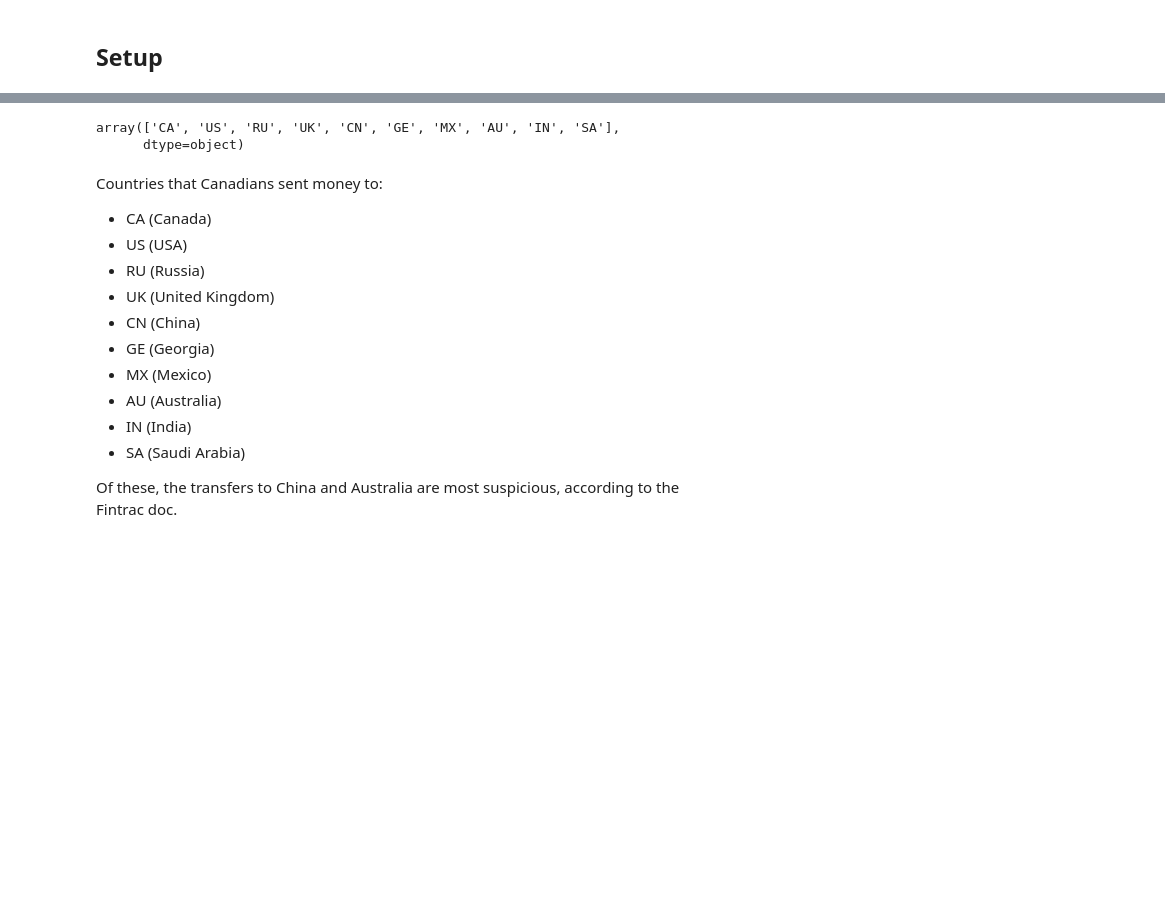
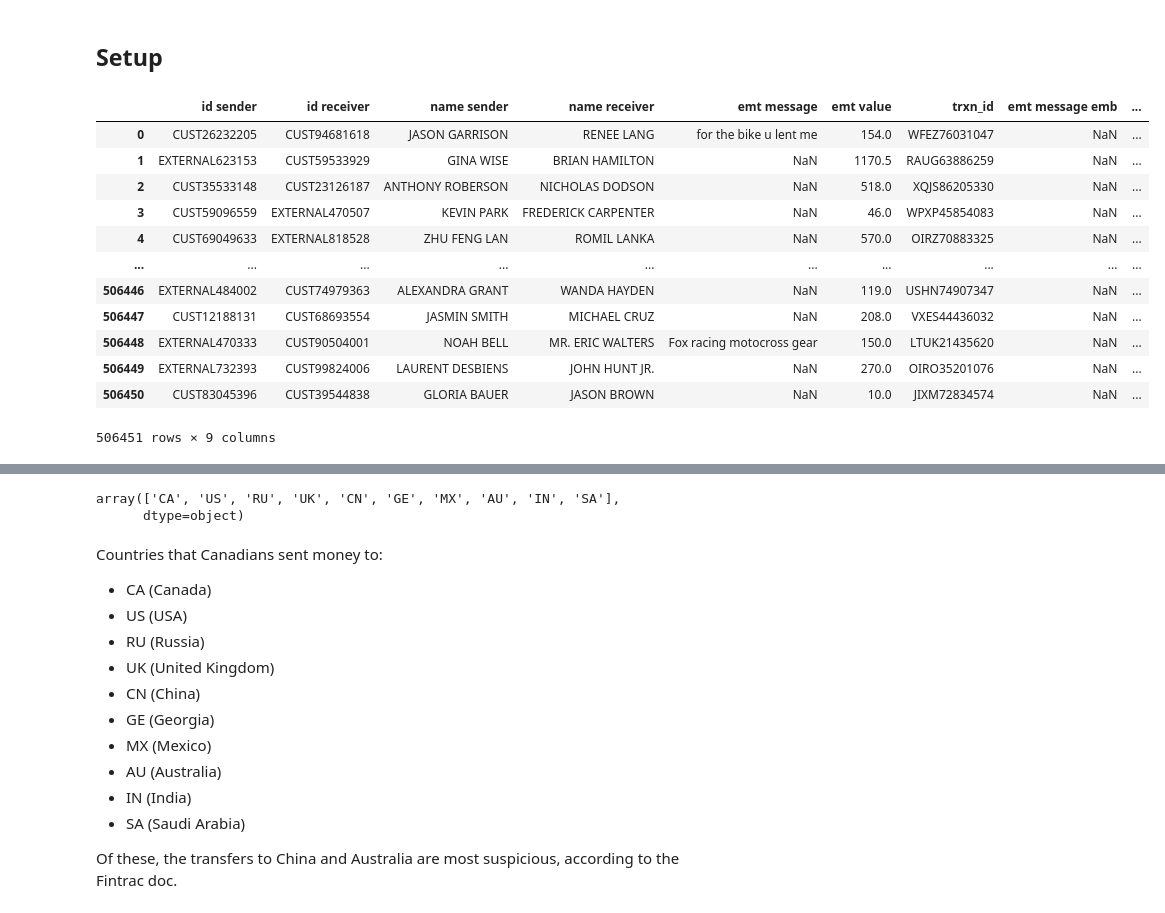
Before and after one commit to jwardbond/2023-imi-bigdata, a Jupyter notebook: eda/maaz_tasktwo.ipynb, the cells around one changed output, grey strips where cells are left out. Cells and saved outputs as stored; diff of their text form; code cells hidden in the pictures; blank space fills up the shorter version.

```diff
--- a/eda/maaz_tasktwo.ipynb
+++ b/eda/maaz_tasktwo.ipynb
@@ -10,4 +11,22 @@ import openai
 # %%
-cash = pd.read_csv("cash_trxns.csv")
-emt = pd.read_csv("emt_trxns.csv")
-wire = pd.read_csv("wire_trxns.csv")
+cash = pd.read_csv("../data/raw/cash.csv")
+emt = pd.read_csv("../data/raw/emt.csv")
+wire = pd.read_csv("../data/raw/wire.csv")
+kyc = pd.read_csv("../data/raw/kyc.csv")
+# %%
+model = SentenceTransformer('sentence-transformers/all-MiniLM-L6-v2')
+# this is how I generated the embeddings
+# don't run this on your own, it takes a while, just load the pickle as below
+'''
+embeddings = model.encode(emt[~(emt['emt message'].isna())]['emt message'].tolist())
+embeddings_dct = {row['trxn_id'] : embeddings[index] for index, row in emt[~(emt['emt message'].isna())].reset_index().iterrows()}
+with open('emt_msg_embds.pkl', 'wb') as f:
+    pickle.dump(embeddings_dct, f)
+'''
+# %%
+with open('emt_msg_embds.pkl', 'rb') as f:
+    emt_msg_embds = pickle.load(f)
+# %%
+animal_embed = model.encode('animal')
+animal_sim = {i : util.cos_sim(animal_embed, emt_msg_embds[i]).item() for i in emt_msg_embds.keys()}
+emt['animalsim'] = emt['trxn_id'].map(animal_sim)
@@ -13,0 +35,16 @@ wire = pd.read_csv("wire_trxns.csv")
+# %%
+emt
+# %% [output]
+|  | id sender | id receiver | name sender | name receiver | emt message | emt value | trxn_id | emt message emb | ... |
+| 0 | CUST26232205 | CUST94681618 | JASON GARRISON | RENEE LANG | for the bike u lent me | 154.0 | WFEZ76031047 | NaN | ... |
+| 1 | EXTERNAL623153 | CUST59533929 | GINA WISE | BRIAN HAMILTON | NaN | 1170.5 | RAUG63886259 | NaN | ... |
+| 2 | CUST35533148 | CUST23126187 | ANTHONY ROBERSON | NICHOLAS DODSON | NaN | 518.0 | XQJS86205330 | NaN | ... |
+| 3 | CUST59096559 | EXTERNAL470507 | KEVIN PARK | FREDERICK CARPENTER | NaN | 46.0 | WPXP45854083 | NaN | ... |
+| 4 | CUST69049633 | EXTERNAL818528 | ZHU FENG LAN | ROMIL LANKA | NaN | 570.0 | OIRZ70883325 | NaN | ... |
+| ... | ... | ... | ... | ... | ... | ... | ... | ... | ... |
+| 506446 | EXTERNAL484002 | CUST74979363 | ALEXANDRA GRANT | WANDA HAYDEN | NaN | 119.0 | USHN74907347 | NaN | ... |
+| 506447 | CUST12188131 | CUST68693554 | JASMIN SMITH | MICHAEL CRUZ | NaN | 208.0 | VXES44436032 | NaN | ... |
+| 506448 | EXTERNAL470333 | CUST90504001 | NOAH BELL | MR. ERIC WALTERS | Fox racing motocross gear | 150.0 | LTUK21435620 | NaN | ... |
+| 506449 | EXTERNAL732393 | CUST99824006 | LAURENT DESBIENS | JOHN HUNT JR. | NaN | 270.0 | OIRO35201076 | NaN | ... |
+| 506450 | CUST83045396 | CUST39544838 | GLORIA BAUER | JASON BROWN | NaN | 10.0 | JIXM72834574 | NaN | ... |
+506451 rows × 9 columns
```
Also changed, not shown: parts of 14 cells of this notebook, 2 other files.
